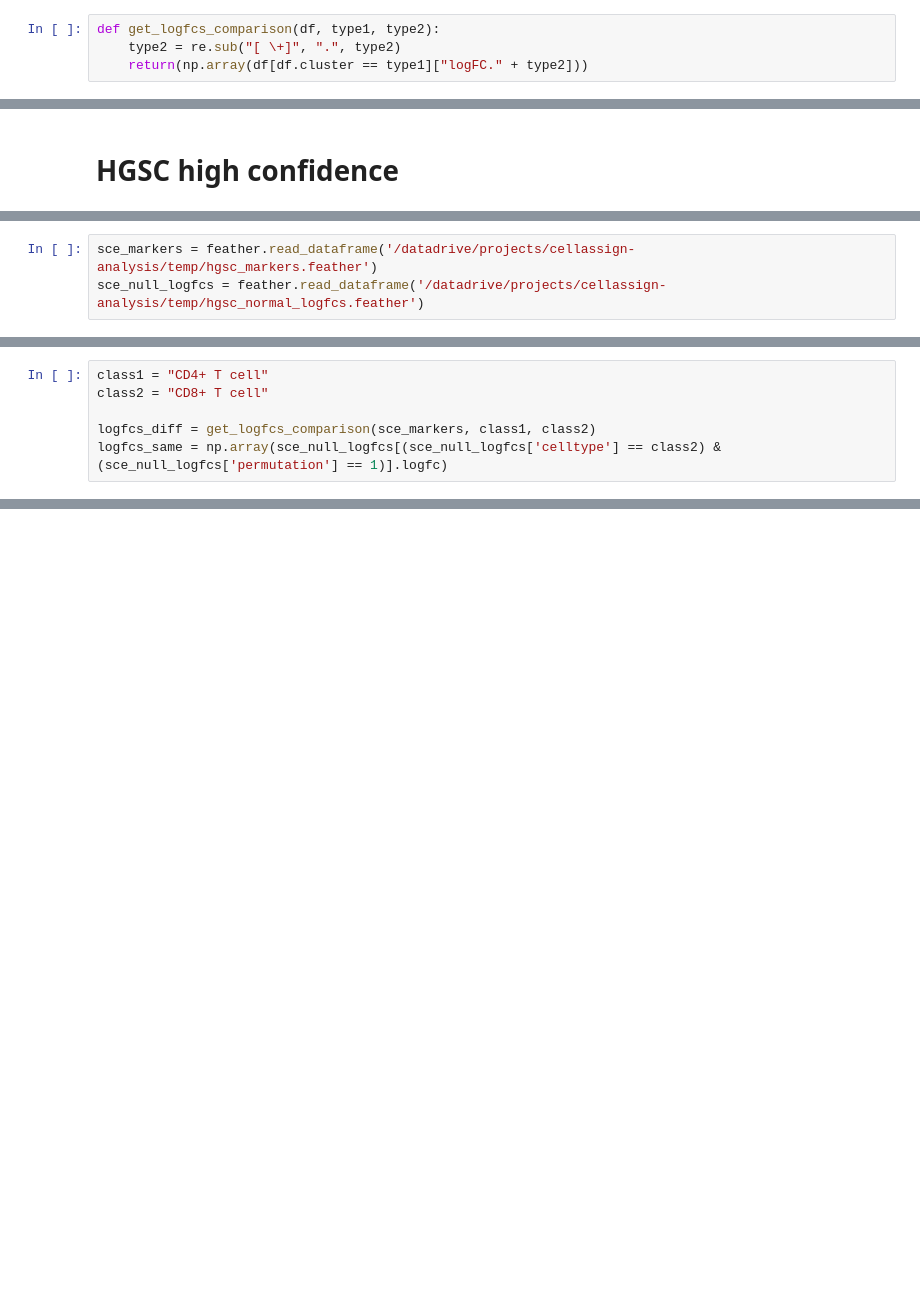
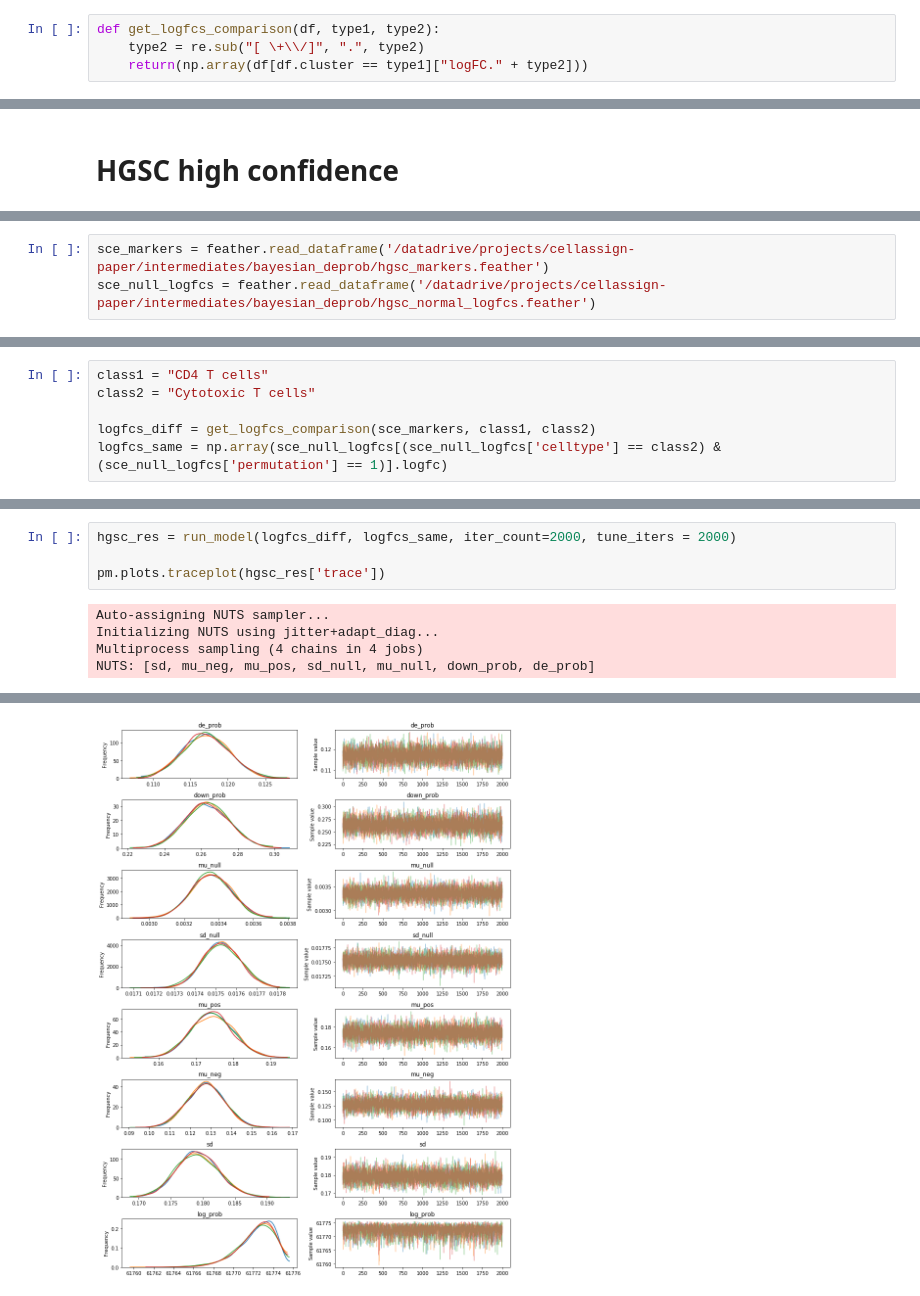
Before and after one commit to Irrationone/cellassign-paper, a Jupyter notebook: figures/jupyter/bayesian_splatter_params.ipynb, the cells around one changed output, grey strips where cells are left out. Cells and saved outputs as stored; diff of their text form; blank space fills up the shorter version.

Commit message:
HGSC piece to Bayesian splatter params

```diff
--- a/figures/jupyter/bayesian_splatter_params.ipynb
+++ b/figures/jupyter/bayesian_splatter_params.ipynb
@@ -29,6 +29,6 @@ def plot_posterior_predictive(ppc,
 # PBMC 68k
 # %%
 def get_logfcs_comparison(df, type1, type2):
-    type2 = re.sub("[ \+]", ".", type2)
+    type2 = re.sub("[ \+\\/]", ".", type2)
     return(np.array(df[df.cluster == type1]["logFC." + type2]))
 # %%
@@ -159,3 +159,3 @@ We'll perform the same analysis, but on the HGSC data to see if there are potent
 # %%
-sce_markers = feather.read_dataframe('/datadrive/projects/cellassign-analysis/temp/hgsc_markers.feather')
-sce_null_logfcs = feather.read_dataframe('/datadrive/projects/cellassign-analysis/temp/hgsc_normal_logfcs.feather')
+sce_markers = feather.read_dataframe('/datadrive/projects/cellassign-paper/intermediates/bayesian_deprob/hgsc_markers.feather')
+sce_null_logfcs = feather.read_dataframe('/datadrive/projects/cellassign-paper/intermediates/bayesian_deprob/hgsc_normal_logfcs.feather')
@@ -162,6 +164,6 @@ sce_null_logfcs = feather.read_dataframe('/datadrive/projects/cellassign-analysi
 # %%
-class1 = "CD4+ T cell"
-class2 = "CD8+ T cell"
+class1 = "CD4 T cells"
+class2 = "Cytotoxic T cells"
 
 logfcs_diff = get_logfcs_comparison(sce_markers, class1, class2)
 logfcs_same = np.array(sce_null_logfcs[(sce_null_logfcs['celltype'] == class2) & (sce_null_logfcs['permutation'] == 1)].logfc)
@@ -177,0 +184,9 @@ plt.show()
+# %%
+hgsc_res = run_model(logfcs_diff, logfcs_same, iter_count=2000, tune_iters = 2000)
+
+pm.plots.traceplot(hgsc_res['trace'])
+# %% [output]
+Auto-assigning NUTS sampler...
+Initializing NUTS using jitter+adapt_diag...
+Multiprocess sampling (4 chains in 4 jobs)
+NUTS: [sd, mu_neg, mu_pos, sd_null, mu_null, down_prob, de_prob]
@@ -177,0 +210 @@ plt.show()
+[figure, added]
```
Also changed, not shown: parts of 17 cells of this notebook.
